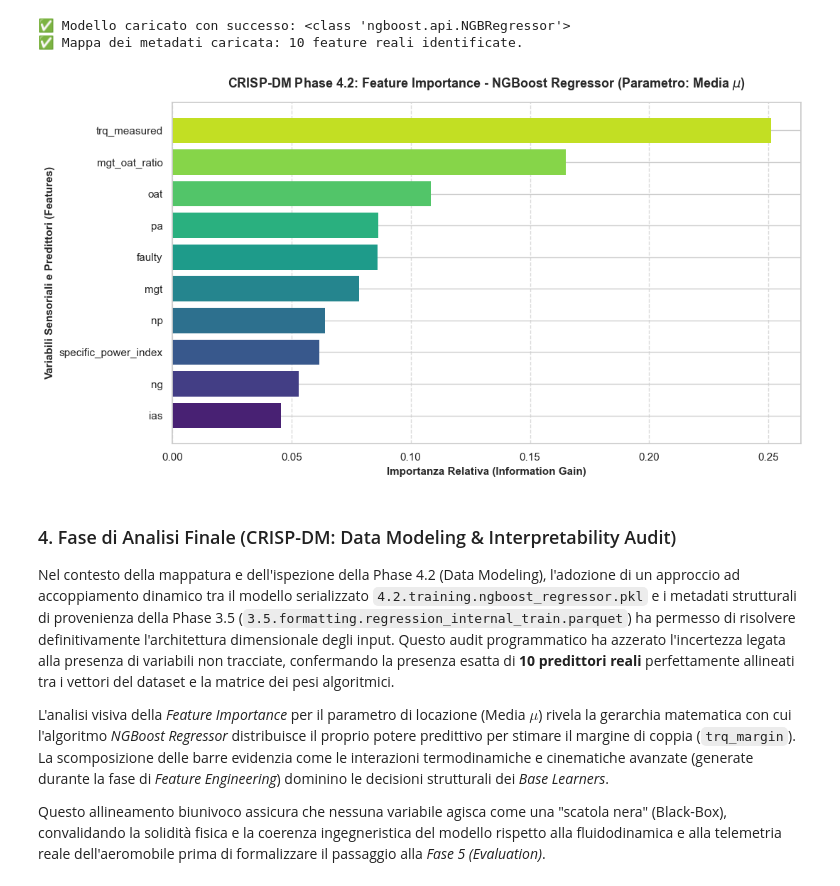
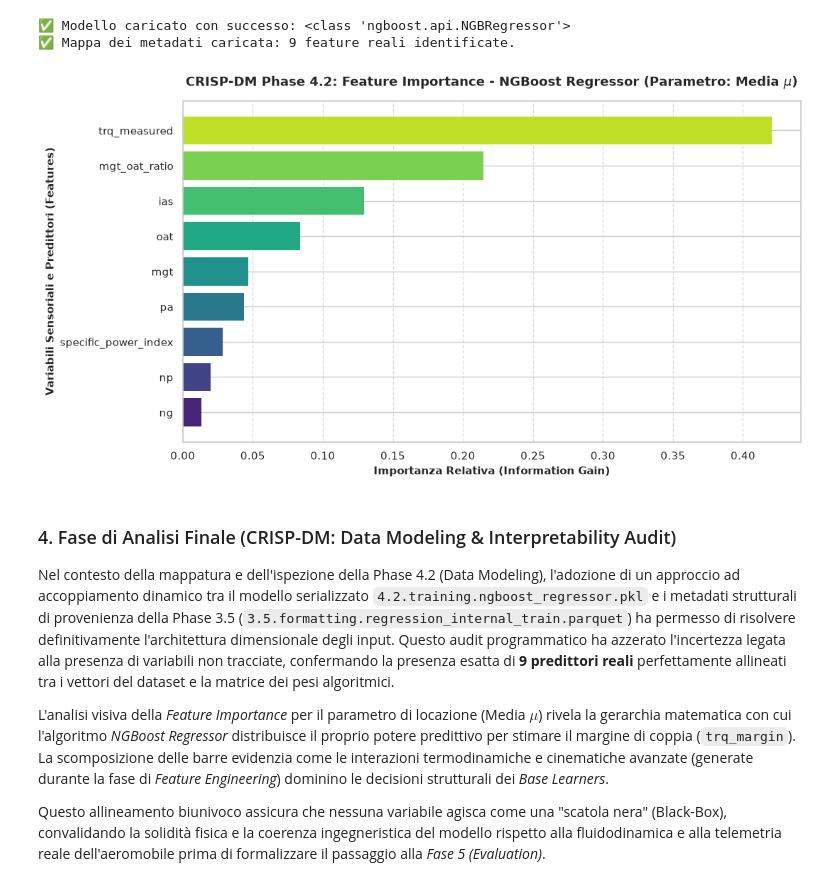
Before and after one commit to Catalinaqi/Project_MPPR-AI_B_PHM_America_2024, a Jupyter notebook: notebooks/phase4_analysis.ipynb, the cells around one changed output. Saved outputs shown, nothing was run; the diff lists cells and outputs as text; code cells hidden in the pictures.

```diff
--- a/notebooks/phase4_analysis.ipynb
+++ b/notebooks/phase4_analysis.ipynb
@@ -18,7 +19,7 @@ root = find_project_root()
 
 # 2. Definisci il percorso verso la cartella di output (la base dei 'runs')
 # l'ultima esecuzione o una specifica
-run_id = "20260621_153104" # O l'ID che sto analizzando
+run_id = "completo" # O l'ID che sto analizzando
 base_run_dir = root / "outputs" / "runs" / "regression" / "phm2024" / run_id
 
 # Definire il percorso di "base fase" per evitare hardcode in tutto il notebook
@@ -249,7 +250,7 @@ try:
     )
 
     # Configurazione del titolo del grafico
-    plt.title("Architettura NGBoost: Regole del Primo Albero di Decisione (Parametro: Media $\mu$)",
+    plt.title("Architettura NGBoost: Regole del Primo Albero di Decisione (Parametro: Media $\\mu$)",
               fontsize=16, weight='bold', color='black', pad=20)
 
     # Rendering ottimizzato
@@ -267,10 +268,10 @@ L'estrazione diretta dell'oggetto in memoria '{filename_model}' ha permesso di
 ispezionare il primo stimatore di base (Base Learner) dell'ensemble NGBoost.
 Questa analisi visiva funge da audit di interpretabilità (White-Box Audit).
 
-1. DECOMPOSIZIONE DEL PARAMETRO (MEDIA $\mu$):
+1. DECOMPOSIZIONE DEL PARAMETRO (MEDIA $\\mu$):
    NGBoost calcola distribuzioni intere. L'albero visualizzato in alto corrisponde
    esclusivamente all'indice [0][0], ovvero il primissimo albero incaricato di
-   apprendere i gradienti naturali per ottimizzare il valore atteso (la Media $\mu$)
+   apprendere i gradienti naturali per ottimizzare il valore atteso (la Media $\\mu$)
    del target 'trq_margin'. Un secondo albero (non mostrato) si occupa parallelamente
    dell'incertezza ($\sigma$).
 
@@ -1042,41 +1029,41 @@ plt.barh(
     importance_df['Importance'],
     color=sns.color_palette("viridis", len(importance_df)),
     edgecolor="none"
 )
 
 plt.xlabel('Importanza Relativa (Information Gain)', fontsize=11, fontweight='bold')
 plt.ylabel('Variabili Sensoriali e Predittori (Features)', fontsize=11, fontweight='bold')
-plt.title('CRISP-DM Phase 4.2: Feature Importance - NGBoost Regressor (Parametro: Media $\mu$)', fontsize=13, weight='bold', pad=15)
+plt.title('CRISP-DM Phase 4.2: Feature Importance - NGBoost Regressor (Parametro: Media $\\mu$)', fontsize=13, weight='bold', pad=15)
 plt.grid(axis='x', linestyle='--', alpha=0.7)
 plt.tight_layout()
 
 # Rendering visivo nel notebook
 plt.show()
 
 # =============================================================================
 # 4. FASE DI ANALISI FINALE: Rendering automatico della relazione accademica
 # =============================================================================
 
 analisi_testo = f"""
 ### 4. Fase di Analisi Finale (CRISP-DM: Data Modeling & Interpretability Audit)
 
 Nel contesto della mappatura e dell'ispezione della Phase 4.2 (Data Modeling), l'adozione di un approccio ad accoppiamento dinamico tra il modello serializzato `{filename_model}` e i metadati strutturali di provenienza della Phase 3.5 (`{filename_train}`) ha permesso di risolvere definitivamente l'architettura dimensionale degli input. Questo audit programmatico ha azzerato l'incertezza legata alla presenza di variabili non tracciate, confermando la presenza esatta di **{num_importances} predittori reali** perfettamente allineati tra i vettori del dataset e la matrice dei pesi algoritmici.
 
-L'analisi visiva della *Feature Importance* per il parametro di locazione (Media $\mu$) rivela la gerarchia matematica con cui l'algoritmo *NGBoost Regressor* distribuisce il proprio potere predittivo per stimare il margine di coppia (`trq_margin`). La scomposizione delle barre evidenzia come le interazioni termodinamiche e cinematiche avanzate (generate durante la fase di *Feature Engineering*) dominino le decisioni strutturali dei *Base Learners*.
+L'analisi visiva della *Feature Importance* per il parametro di locazione (Media $\\mu$) rivela la gerarchia matematica con cui l'algoritmo *NGBoost Regressor* distribuisce il proprio potere predittivo per stimare il margine di coppia (`trq_margin`). La scomposizione delle barre evidenzia come le interazioni termodinamiche e cinematiche avanzate (generate durante la fase di *Feature Engineering*) dominino le decisioni strutturali dei *Base Learners*.
 
 Questo allineamento biunivoco assicura che nessuna variabile agisca come una "scatola nera" (Black-Box), convalidando la solidità fisica e la coerenza ingegneristica del modello rispetto alla fluidodinamica e alla telemetria reale dell'aeromobile prima di formalizzare il passaggio alla *Fase 5 (Evaluation)*.
 """
 
 # Visualizzazione del report formattato sotto il grafico
 display(Markdown(analisi_testo))
 # %% [output]
 ✅ Modello caricato con successo: <class 'ngboost.api.NGBRegressor'>
-✅ Mappa dei metadati caricata: 10 feature reali identificate.
+✅ Mappa dei metadati caricata: 9 feature reali identificate.
-[figure, old version]
+[figure, new version]
 
 ### 4. Fase di Analisi Finale (CRISP-DM: Data Modeling & Interpretability Audit)
 
-Nel contesto della mappatura e dell'ispezione della Phase 4.2 (Data Modeling), l'adozione di un approccio ad accoppiamento dinamico tra il modello serializzato `4.2.training.ngboost_regressor.pkl` e i metadati strutturali di provenienza della Phase 3.5 (`3.5.formatting.regression_internal_train.parquet`) ha permesso di risolvere definitivamente l'architettura dimensionale degli input. Questo audit programmatico ha azzerato l'incertezza legata alla presenza di variabili non tracciate, confermando la presenza esatta di **10 predittori reali** perfettamente allineati tra i vettori del dataset e la matrice dei pesi algoritmici.
+Nel contesto della mappatura e dell'ispezione della Phase 4.2 (Data Modeling), l'adozione di un approccio ad accoppiamento dinamico tra il modello serializzato `4.2.training.ngboost_regressor.pkl` e i metadati strutturali di provenienza della Phase 3.5 (`3.5.formatting.regression_internal_train.parquet`) ha permesso di risolvere definitivamente l'architettura dimensionale degli input. Questo audit programmatico ha azzerato l'incertezza legata alla presenza di variabili non tracciate, confermando la presenza esatta di **9 predittori reali** perfettamente allineati tra i vettori del dataset e la matrice dei pesi algoritmici.
 
 L'analisi visiva della *Feature Importance* per il parametro di locazione (Media $\mu$) rivela la gerarchia matematica con cui l'algoritmo *NGBoost Regressor* distribuisce il proprio potere predittivo per stimare il margine di coppia (`trq_margin`). La scomposizione delle barre evidenzia come le interazioni termodinamiche e cinematiche avanzate (generate durante la fase di *Feature Engineering*) dominino le decisioni strutturali dei *Base Learners*.
 
```
Also changed, not shown: parts of 8 cells of this notebook, 2 other files.
